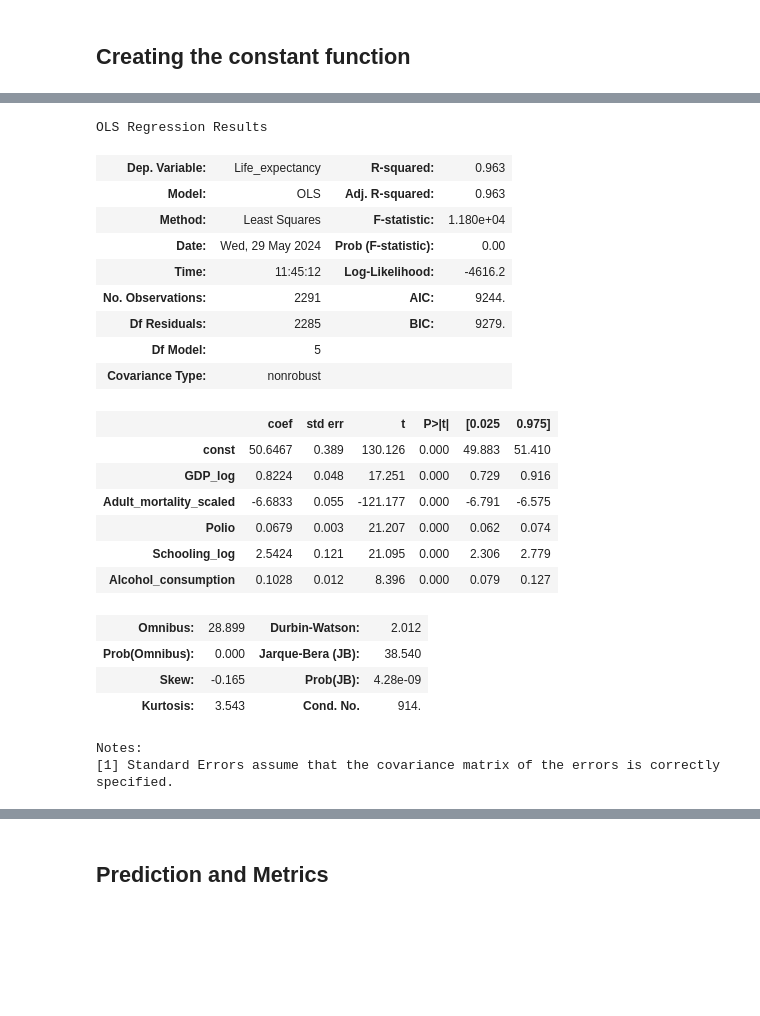
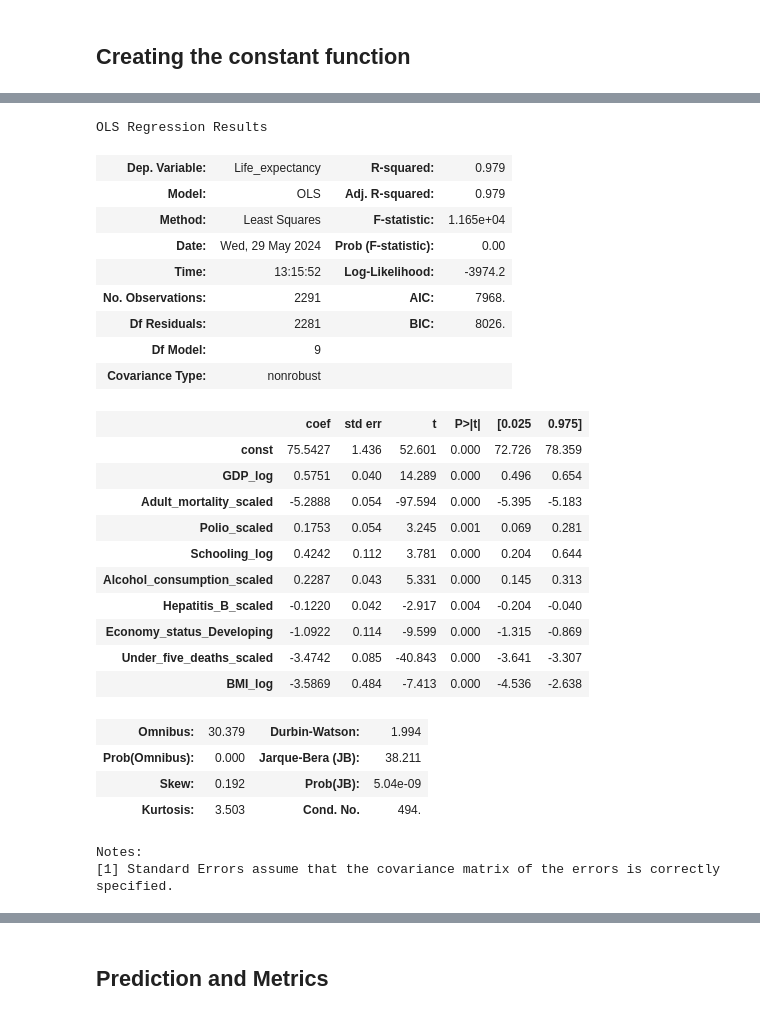
Before and after one commit to Diiamon/Def_WHO-life-, a Jupyter notebook: Notebook WHO.ipynb, the cells around one changed output, grey strips where cells are left out. Cells and saved outputs as stored; diff of their text form; code cells hidden in the pictures; blank space fills up the shorter version.

```diff
--- a/Notebook WHO.ipynb
+++ b/Notebook WHO.ipynb
@@ -129,0 +180,13 @@ X_test['Adult_mortality_scaled'] = df_scale_z_test
+# %%
+df_scale_train = X_train[['Hepatitis_B']]
+df_scale_test = X_test[['Hepatitis_B']]
+Z = StandardScaler() ## Initial scaler
+Z.fit(df_scale_train) ## Fit the data
+
+## Transform the data according to the scaler
+## Save it as a new dataframe called df_scale_z
+df_scale_z_train = Z.transform(df_scale_train)
+df_scale_z_test = Z.transform(df_scale_test)
+
+X_train['Hepatitis_B_scaled'] = df_scale_z_train
+X_test['Hepatitis_B_scaled'] = df_scale_z_test
@@ -130,3 +195,16 @@ X_test['Adult_mortality_scaled'] = df_scale_z_test
+# %%
+df_scale_train = X_train[['Under_five_deaths']]
+df_scale_test = X_test[['Under_five_deaths']]
+Z = StandardScaler() ## Initial scaler
+Z.fit(df_scale_train) ## Fit the data
+
+## Transform the data according to the scaler
+## Save it as a new dataframe called df_scale_z
+df_scale_z_train = Z.transform(df_scale_train)
+df_scale_z_test = Z.transform(df_scale_test)
+
+X_train['Under_five_deaths_scaled'] = df_scale_z_train
+X_test['Under_five_deaths_scaled'] = df_scale_z_test
 # %% [markdown]
 ## Logging
 
@@ -136,6 +214,8 @@ X_train['GDP_log'] = np.log(X_train['GDP_per_capita'])
 X_test['GDP_log'] = np.log(X_test['GDP_per_capita'])
 X_train['Schooling_log'] = np.log(X_train['Schooling'])
 X_test['Schooling_log'] = np.log(X_test['Schooling'])
+X_train['BMI_log'] = np.log(X_train['BMI'])
+X_test['BMI_log'] = np.log(X_test['BMI'])
 # %% [markdown]
 ## Exploration And Cleaning
 
@@ -409,39 +493,37 @@ Based on our earlier findings we selected these features :
 
 Which gave the best balance fro R-Squared, Condition number and RMSE score.
 # %%
-feature_cols = ['const', 'GDP_log', 'Adult_mortality_scaled','Polio', 'Schooling_log', 'Alcohol_consumption']
+feature_cols = ['const', 'GDP_log', 'Adult_mortality_scaled', 'Polio_scaled', 'Schooling_log', 'Alcohol_consumption_scaled', 'Hepatitis_B_scaled', 'Economy_status_Developing', 'Under_five_deaths_scaled', 'BMI_log']
 
 ## Create and train an OLS linear regression
 lin_reg = sm.OLS(y_train, X_train[feature_cols]) # Creating model
 results = lin_reg.fit() # Fit model and store/save it
 results.summary() # Print the results
-
-#Baseline Results (With all features):
-#R-Squared = 0.979
-#Cond.No. = 9.08e+06
-#RMSE y_pred = 1.3507
-#RMSE y_test_pred = 1.3651
 # %% [output]
 OLS Regression Results
-| Dep. Variable: | Life_expectancy | R-squared: | 0.963 |
-| Model: | OLS | Adj. R-squared: | 0.963 |
-| Method: | Least Squares | F-statistic: | 1.180e+04 |
+| Dep. Variable: | Life_expectancy | R-squared: | 0.979 |
+| Model: | OLS | Adj. R-squared: | 0.979 |
+| Method: | Least Squares | F-statistic: | 1.165e+04 |
 | Date: | Wed, 29 May 2024 | Prob (F-statistic): | 0.00 |
-| Time: | 11:45:12 | Log-Likelihood: | -4616.2 |
-| No. Observations: | 2291 | AIC: | 9244. |
-| Df Residuals: | 2285 | BIC: | 9279. |
-| Df Model: | 5 |  |  |
+| Time: | 13:15:52 | Log-Likelihood: | -3974.2 |
+| No. Observations: | 2291 | AIC: | 7968. |
+| Df Residuals: | 2281 | BIC: | 8026. |
+| Df Model: | 9 |  |  |
 | Covariance Type: | nonrobust |  |  |
 |  | coef | std err | t | P>|t| | [0.025 | 0.975] |
-| const | 50.6467 | 0.389 | 130.126 | 0.000 | 49.883 | 51.410 |
-| GDP_log | 0.8224 | 0.048 | 17.251 | 0.000 | 0.729 | 0.916 |
-| Adult_mortality_scaled | -6.6833 | 0.055 | -121.177 | 0.000 | -6.791 | -6.575 |
-| Polio | 0.0679 | 0.003 | 21.207 | 0.000 | 0.062 | 0.074 |
-| Schooling_log | 2.5424 | 0.121 | 21.095 | 0.000 | 2.306 | 2.779 |
-| Alcohol_consumption | 0.1028 | 0.012 | 8.396 | 0.000 | 0.079 | 0.127 |
+| const | 75.5427 | 1.436 | 52.601 | 0.000 | 72.726 | 78.359 |
+| GDP_log | 0.5751 | 0.040 | 14.289 | 0.000 | 0.496 | 0.654 |
+| Adult_mortality_scaled | -5.2888 | 0.054 | -97.594 | 0.000 | -5.395 | -5.183 |
+| Polio_scaled | 0.1753 | 0.054 | 3.245 | 0.001 | 0.069 | 0.281 |
+| Schooling_log | 0.4242 | 0.112 | 3.781 | 0.000 | 0.204 | 0.644 |
+| Alcohol_consumption_scaled | 0.2287 | 0.043 | 5.331 | 0.000 | 0.145 | 0.313 |
+| Hepatitis_B_scaled | -0.1220 | 0.042 | -2.917 | 0.004 | -0.204 | -0.040 |
+| Economy_status_Developing | -1.0922 | 0.114 | -9.599 | 0.000 | -1.315 | -0.869 |
+| Under_five_deaths_scaled | -3.4742 | 0.085 | -40.843 | 0.000 | -3.641 | -3.307 |
+| BMI_log | -3.5869 | 0.484 | -7.413 | 0.000 | -4.536 | -2.638 |
-| Omnibus: | 28.899 | Durbin-Watson: | 2.012 |
-| Prob(Omnibus): | 0.000 | Jarque-Bera (JB): | 38.540 |
-| Skew: | -0.165 | Prob(JB): | 4.28e-09 |
-| Kurtosis: | 3.543 | Cond. No. | 914. |
+| Omnibus: | 30.379 | Durbin-Watson: | 1.994 |
+| Prob(Omnibus): | 0.000 | Jarque-Bera (JB): | 38.211 |
+| Skew: | 0.192 | Prob(JB): | 5.04e-09 |
+| Kurtosis: | 3.503 | Cond. No. | 494. |
 Notes:
 [1] Standard Errors assume that the covariance matrix of the errors is correctly specified.
```
Also changed, not shown: parts of 24 cells of this notebook.
